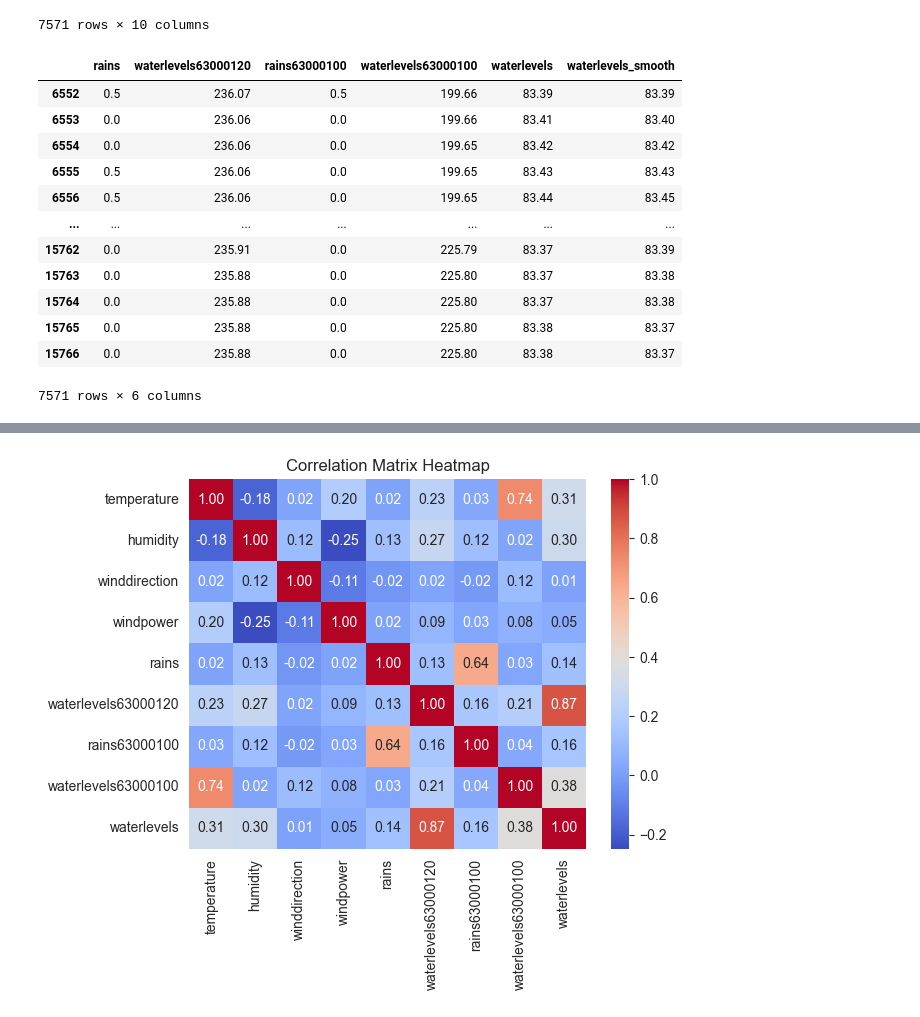
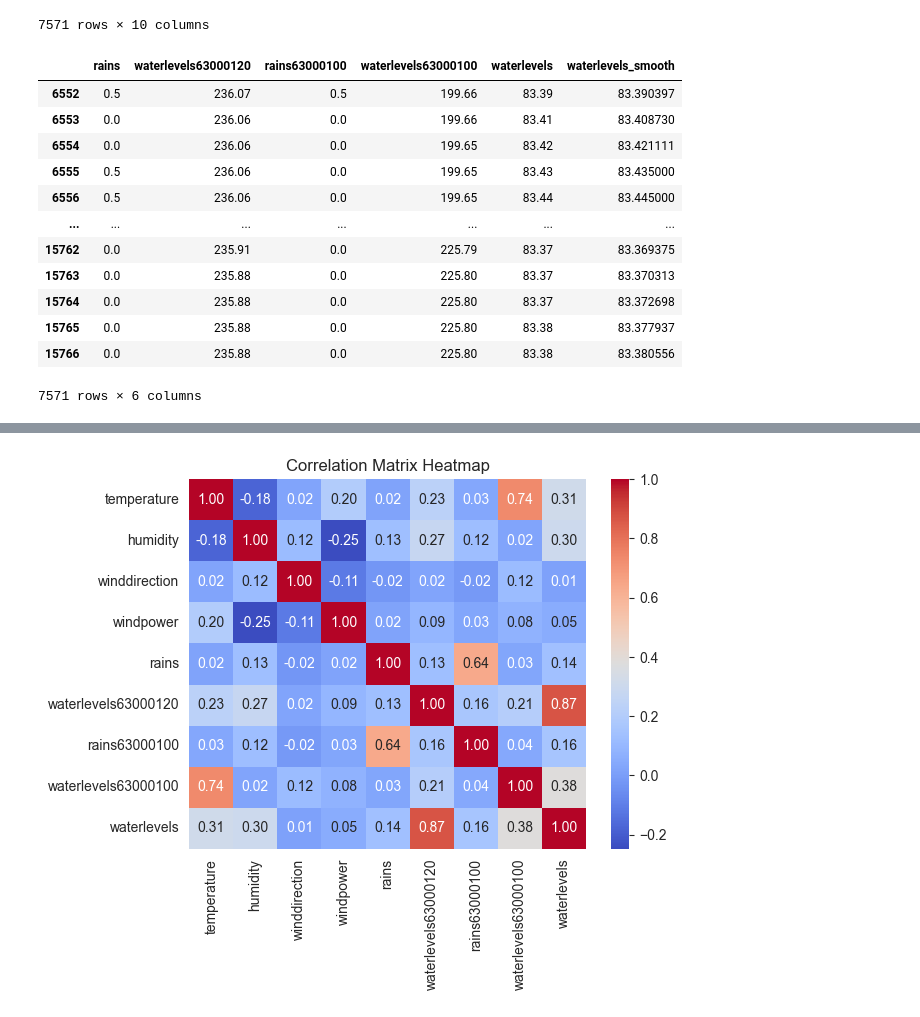
Before and after one commit to myhMARS/waterpred, a Jupyter notebook: data.ipynb, the cells around one changed output, grey strips where cells are left out. Cells and saved outputs as stored; diff of their text form; code cells hidden in the pictures.

```diff
--- a/data.ipynb
+++ b/data.ipynb
@@ -62,31 +62,31 @@ data['winddirection'] = pd.to_numeric(data['winddirection'].replace(wind_directi
 # %%
 # for i in range(1,7):
 #     data[f'last{i}_120'] = data['rains'].shift(-i)
 #     data[f'last{i}_100'] = data['rains63000100'].shift(-i)
 # data.waterlevels = data.waterlevels.diff()
 from scipy.signal import savgol_filter
 import numpy as np
 poly_coeff = np.polyfit(range(len(data.times)), data['waterlevels'], deg=10)
 poly_fit = np.polyval(poly_coeff,range(len(data.times)))
 data_copy = data.copy()
 # data_copy['coeff'] = poly_fit
 data_copy = data_copy.drop(columns=['times', 'winddirection', 'humidity','temperature','windpower'])
-data_copy['waterlevels_smooth'] = np.round(savgol_filter(data['waterlevels'], window_length=24, polyorder=3),2)
+data_copy['waterlevels_smooth'] = savgol_filter(data['waterlevels'], window_length=6, polyorder=3)
 data_copy = data_copy.dropna()
 data_copy.to_csv('dataset.csv', index=False)
 data_copy
 # %% [output]
 |  | rains | waterlevels63000120 | rains63000100 | waterlevels63000100 | waterlevels | waterlevels_smooth |
-| 6552 | 0.5 | 236.07 | 0.5 | 199.66 | 83.39 | 83.39 |
-| 6553 | 0.0 | 236.06 | 0.0 | 199.66 | 83.41 | 83.40 |
-| 6554 | 0.0 | 236.06 | 0.0 | 199.65 | 83.42 | 83.42 |
-| 6555 | 0.5 | 236.06 | 0.0 | 199.65 | 83.43 | 83.43 |
-| 6556 | 0.5 | 236.06 | 0.0 | 199.65 | 83.44 | 83.45 |
+| 6552 | 0.5 | 236.07 | 0.5 | 199.66 | 83.39 | 83.390397 |
+| 6553 | 0.0 | 236.06 | 0.0 | 199.66 | 83.41 | 83.408730 |
+| 6554 | 0.0 | 236.06 | 0.0 | 199.65 | 83.42 | 83.421111 |
+| 6555 | 0.5 | 236.06 | 0.0 | 199.65 | 83.43 | 83.435000 |
+| 6556 | 0.5 | 236.06 | 0.0 | 199.65 | 83.44 | 83.445000 |
 | ... | ... | ... | ... | ... | ... | ... |
-| 15762 | 0.0 | 235.91 | 0.0 | 225.79 | 83.37 | 83.39 |
-| 15763 | 0.0 | 235.88 | 0.0 | 225.80 | 83.37 | 83.38 |
-| 15764 | 0.0 | 235.88 | 0.0 | 225.80 | 83.37 | 83.38 |
-| 15765 | 0.0 | 235.88 | 0.0 | 225.80 | 83.38 | 83.37 |
-| 15766 | 0.0 | 235.88 | 0.0 | 225.80 | 83.38 | 83.37 |
+| 15762 | 0.0 | 235.91 | 0.0 | 225.79 | 83.37 | 83.369375 |
+| 15763 | 0.0 | 235.88 | 0.0 | 225.80 | 83.37 | 83.370313 |
+| 15764 | 0.0 | 235.88 | 0.0 | 225.80 | 83.37 | 83.372698 |
+| 15765 | 0.0 | 235.88 | 0.0 | 225.80 | 83.38 | 83.377937 |
+| 15766 | 0.0 | 235.88 | 0.0 | 225.80 | 83.38 | 83.380556 |
 7571 rows × 6 columns
 # %%
```
Also changed, not shown: parts of 5 cells of this notebook, 1 other file.
